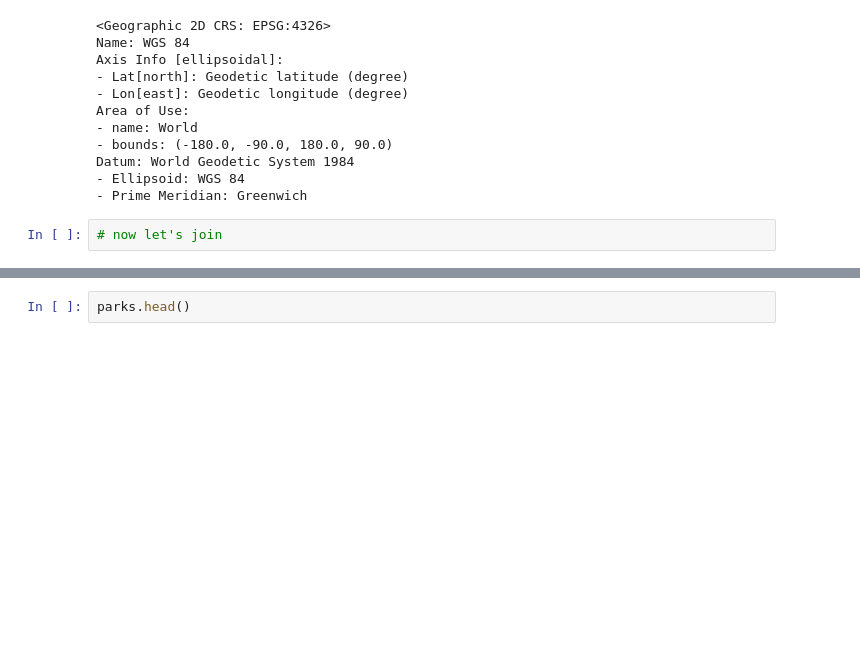
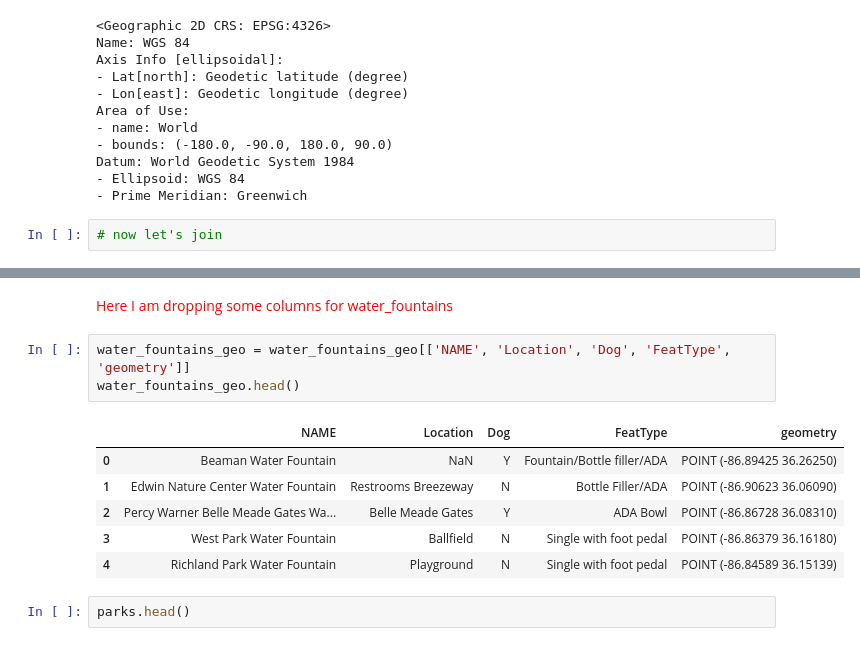
Before and after one commit to CelineIT/Geospatial_water_fountains_in_parks, a Jupyter notebook: Notebooks/Water_fountains_in_parks.ipynb, the cells around one changed output, grey strips where cells are left out. Saved outputs shown, nothing was run; the diff lists cells and outputs as text; blank space fills up the shorter version.

```diff
--- a/Notebooks/Water_fountains_in_parks.ipynb
+++ b/Notebooks/Water_fountains_in_parks.ipynb
@@ -224,3 +214,16 @@ water_fountains_geo.head()
+# %% [markdown]
+<font color = 'red'> Here I am dropping some columns for water_fountains
+    <font/>
+# %%
+water_fountains_geo = water_fountains_geo[['NAME', 'Location', 'Dog', 'FeatType', 'geometry']]
+water_fountains_geo.head()
+# %% [output]
+|  | NAME | Location | Dog | FeatType | geometry |
+| 0 | Beaman Water Fountain | NaN | Y | Fountain/Bottle filler/ADA | POINT (-86.89425 36.26250) |
+| 1 | Edwin Nature Center Water Fountain | Restrooms Breezeway | N | Bottle Filler/ADA | POINT (-86.90623 36.06090) |
+| 2 | Percy Warner Belle Meade Gates Wa... | Belle Meade Gates | Y | ADA Bowl | POINT (-86.86728 36.08310) |
+| 3 | West Park Water Fountain | Ballfield | N | Single with foot pedal | POINT (-86.86379 36.16180) |
+| 4 | Richland Park Water Fountain | Playground | N | Single with foot pedal | POINT (-86.84589 36.15139) |
 # %%
 parks.head()
 # %% [output]
```
Also changed, not shown: parts of 34 cells of this notebook.
